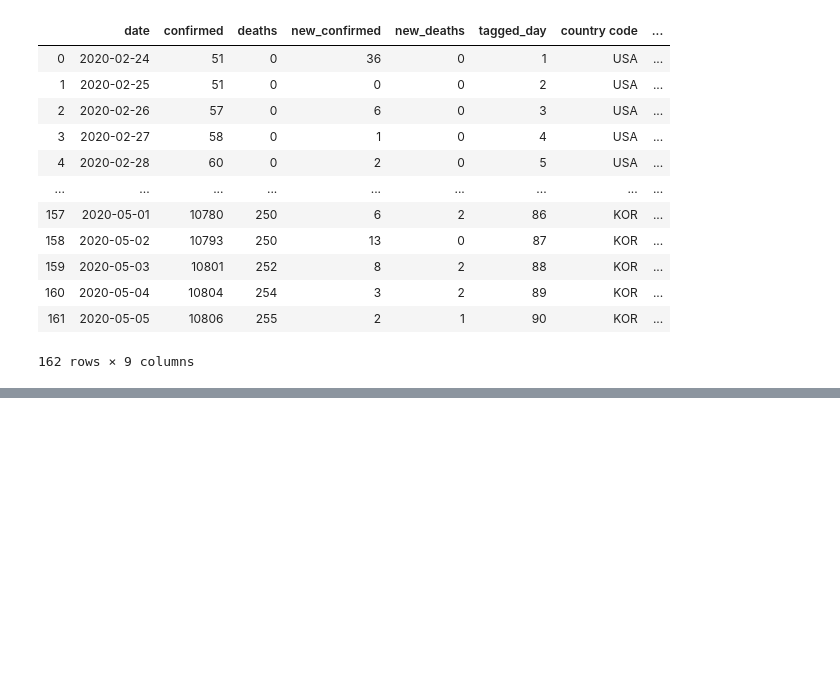
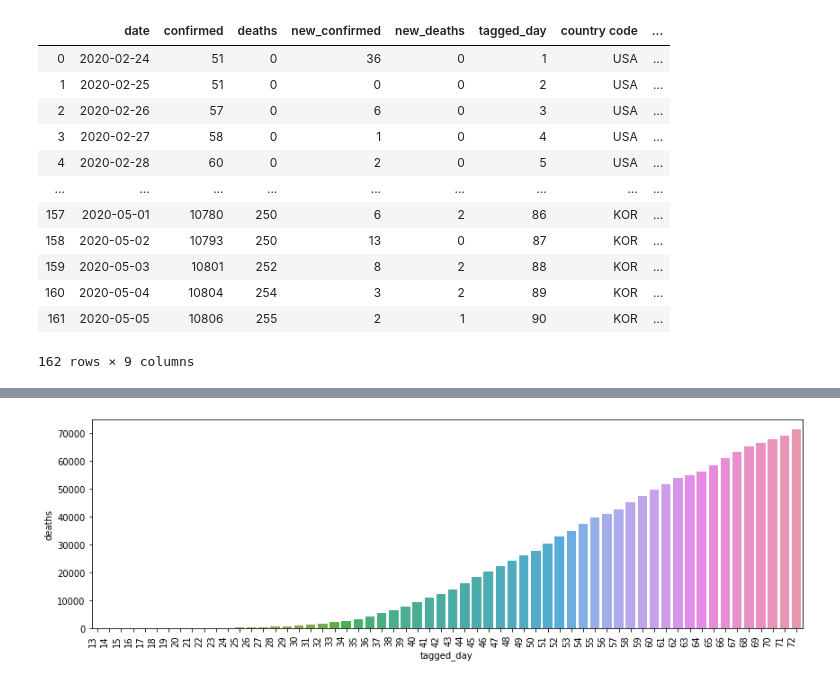
Before and after one commit to kd91/Modeling-of-COVID-19-testing-deaths, a Jupyter notebook: covid_19_01.ipynb, the cells around one changed output, grey strips where cells are left out. Cells and saved outputs as stored; diff of their text form; code cells hidden in the pictures; blank space fills up the shorter version.

```diff
--- a/covid_19_01.ipynb
+++ b/covid_19_01.ipynb
@@ -278,0 +388,8 @@ df3.to_csv("df3.out.csv", index= False)
+# %%
+plt.figure(figsize=(12,4))
+ax1 = sns.barplot(x="tagged_day", y="deaths", data=dfkor)
+ax1.set_xticklabels(ax1.get_xticklabels(), rotation=90, ha="right")
+plt.tight_layout()
+plt.show()
+# %% [output]
+[figure, added]
```
Also changed, not shown: parts of 10 cells of this notebook.
